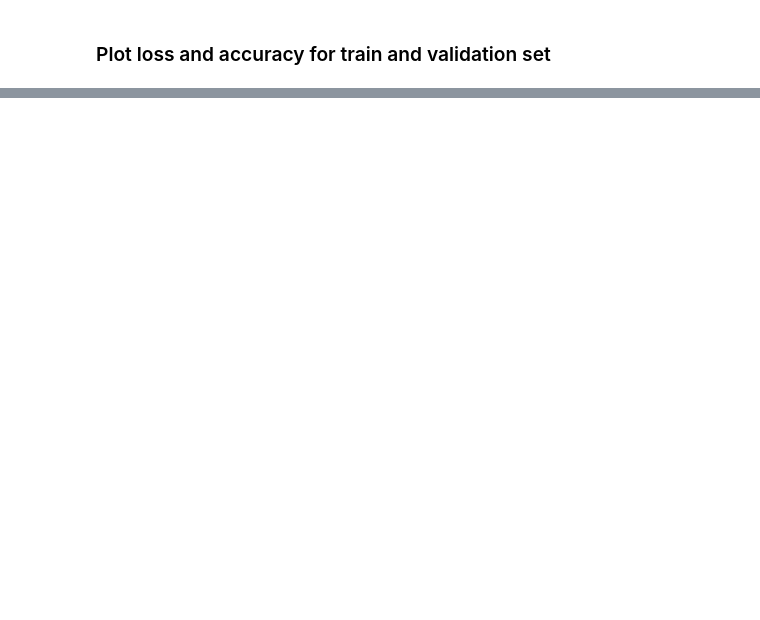
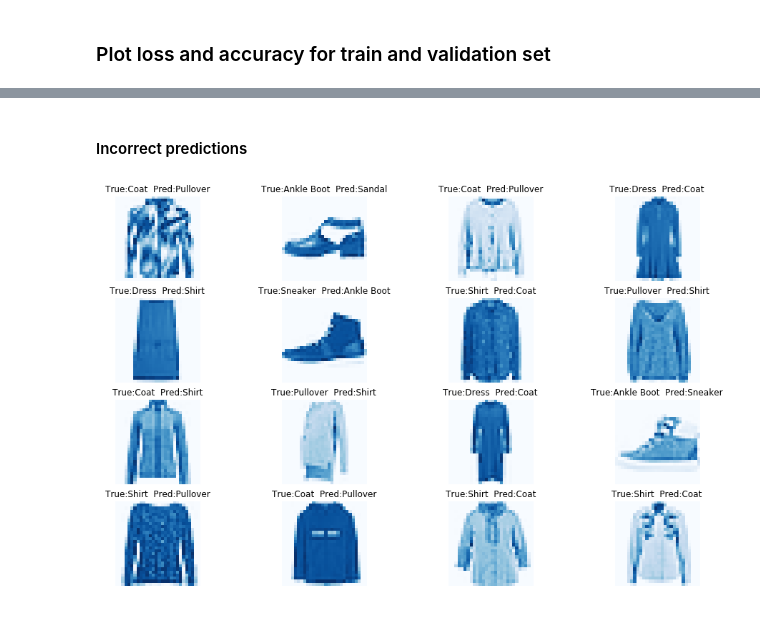
Before and after one commit to karnesh/fashion-MNIST, a Jupyter notebook: fashion_MNIST.ipynb, the cells around one changed output, grey strips where cells are left out. Drawn from its saved outputs; the diff is of its cells as text; code cells hidden in the pictures; blank space fills up the shorter version.

```diff
--- a/fashion_MNIST.ipynb
+++ b/fashion_MNIST.ipynb
@@ -216,0 +240,6 @@ This is the format of your plot grid:
+# %% [markdown]
+#### Incorrect predictions
+# %%
+plot_images(incorrect)
+# %% [output]
+[figure, added]
```
Also changed, not shown: parts of 8 cells of this notebook.
